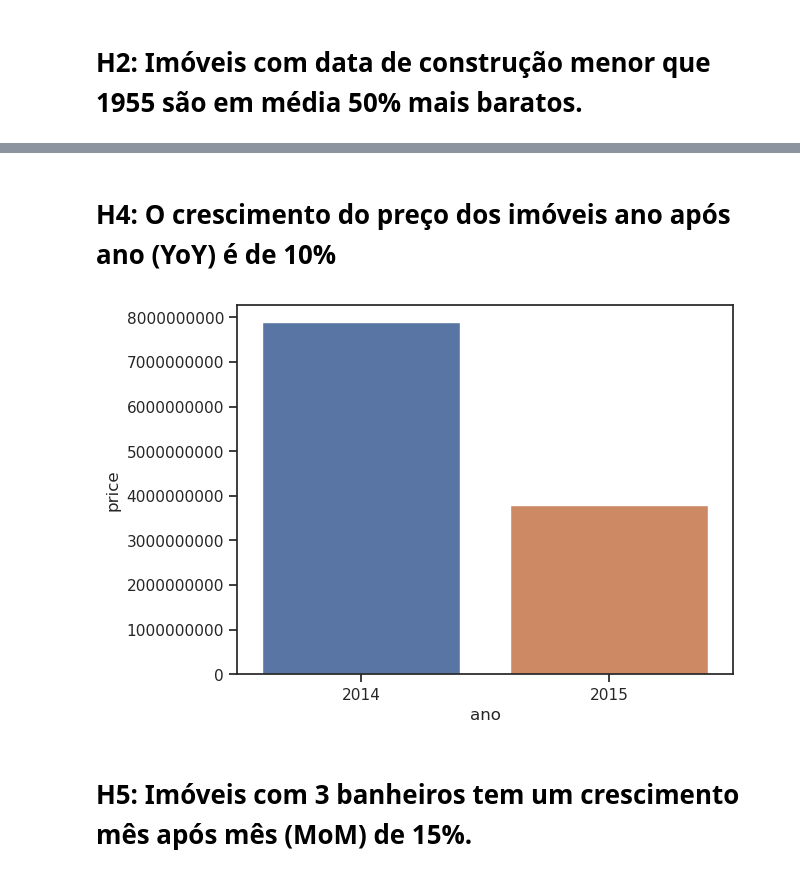
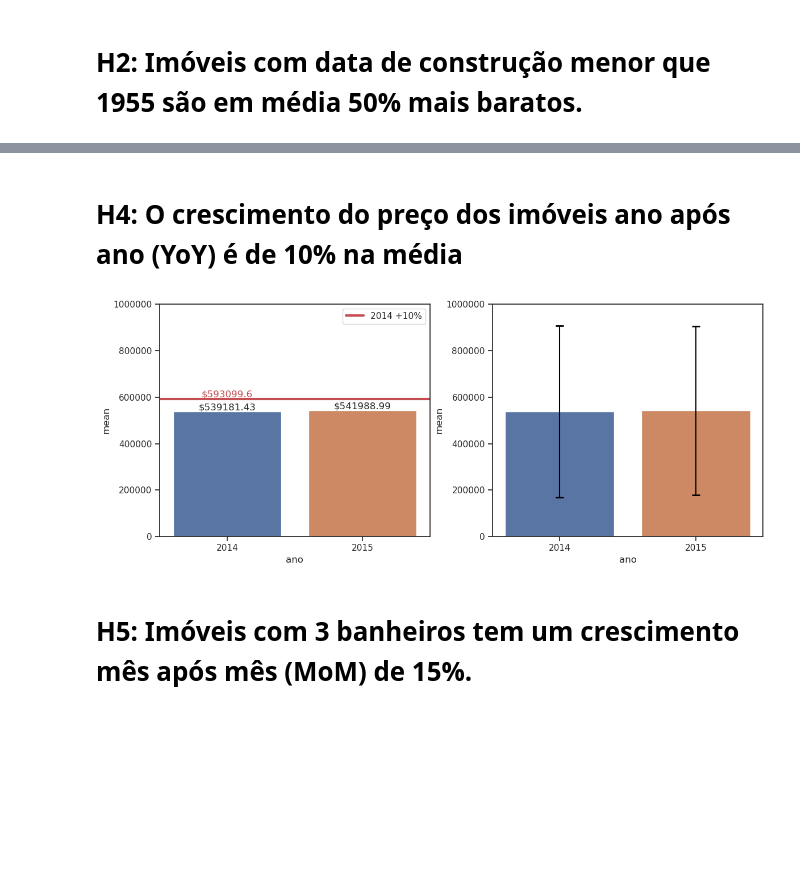
Before and after one commit to hugoferraz5/House_Rocket1, a Jupyter notebook: House_Rocket_Dashboard.ipynb, the cells around one changed output, grey strips where cells are left out. Saved outputs shown, nothing was run; the diff lists cells and outputs as text; code cells hidden in the pictures; blank space fills up the shorter version.

```diff
--- a/House_Rocket_Dashboard.ipynb
+++ b/House_Rocket_Dashboard.ipynb
@@ -60,8 +61,6 @@ df.head()
 | 3 | 2487200875 | 2014-12-09 | 604000 | 4 | 3.00 | 1960 | 5000 | 1.00 | 0 | 0 | ... |
 | 4 | 1954400510 | 2015-02-18 | 510000 | 3 | 2.00 | 1680 | 8080 | 1.00 | 0 | 0 | ... |
 5 rows × 21 columns
-# %%
-df = df.copy()
 # %% [markdown]
 # 3 INSIGHTS
 # %% [markdown]
@@ -95,10 +163,0 @@ plt.show()
-# %%
-df['porao'] = df['sqft_basement'].apply(lambda x: 'nao' if x == 0
-                                                  else 'sim')
-h3 = df[['porao', 'sqft_lot', 'price']].groupby('porao').sum().reset_index()
-
-sns.barplot(x = 'porao', y = 'sqft_lot', data = h3);
-
-plt.ticklabel_format(style='plain', axis='y')
-
-plt.show()
@@ -107,18 +209,49 @@ plt.show()
 # %% [markdown]
-# H4: O crescimento do preço dos imóveis ano após ano (YoY) é de 10%
+# H4: O crescimento do preço dos imóveis ano após ano (YoY) é de 10% na média
 # %%
-df['ano'] = df['date'].dt.year
-h4 = df[['price', 'ano']].groupby('ano').sum().reset_index()
+dfh4 = df.copy()
+dfh4['ano'] = dfh4['date'].dt.year
+h41 = dfh4[['price', 'ano']].groupby('ano').mean().reset_index()
+h42 = dfh4[['price', 'ano']].groupby('ano').std().reset_index()
+h4 = pd.merge(h41,h42,on='ano')
+h4.rename(columns={'price_x':'mean', 'price_y':'std'}, inplace=True)
 
-h4['ano'] = h4['ano'].astype(str)
+y = h4[['mean']].loc[0].values[0] + h4[['mean']].loc[0].values[0]*0.1
 
-sns.barplot(x = 'ano', y = 'price', data = h4);
+plt.figure(figsize=(12, 5))
+
+ax1 = plt.subplot(1, 2, 1)
+sns.barplot(x = 'ano', y = 'mean', data = h4);
 
 plt.ticklabel_format(style='plain', axis='y')
 
+plt.axhline(y=y,linewidth=3, color='r',label='2014 +10%')
+plt.text(0, y, f'${y.round(1)}', color='r', ha='center', va='bottom')
+plt.legend()
+
+for p in ax1.patches:
+    value = round(p.get_height(), 2)
+    ax1.annotate(f'${value}', (p.get_x() + p.get_width() / 2., p.get_height()),
+                 ha='center',va='center', xytext=(0, 5), textcoords='offset points')
+max_y_lim =1000000
+plt.ylim( 0, max_y_lim)
+
+plt.ticklabel_format(style='plain', axis='y')
+
+ax2 = plt.subplot(1, 2, 2)
+sns.barplot(x = 'ano', y = 'mean', data = h4);
+
+for i, (_, row) in enumerate(h4.iterrows()):
+    ax2.errorbar(i, row['mean'], yerr=row['std'], color='black', capsize=5, capthick=2)
+
+plt.ticklabel_format(style='plain', axis='y')
+plt.tight_layout()
+
+plt.ylim( 0,max_y_lim)
+
 plt.show()
 # %% [output]
-[figure, old version]
+[figure, new version]
 # %% [markdown]
 # H5: Imóveis com 3 banheiros tem um crescimento mês após mês (MoM) de 15%.
 # %%
```
Also changed, not shown: parts of 14 cells of this notebook, 8 other files.
